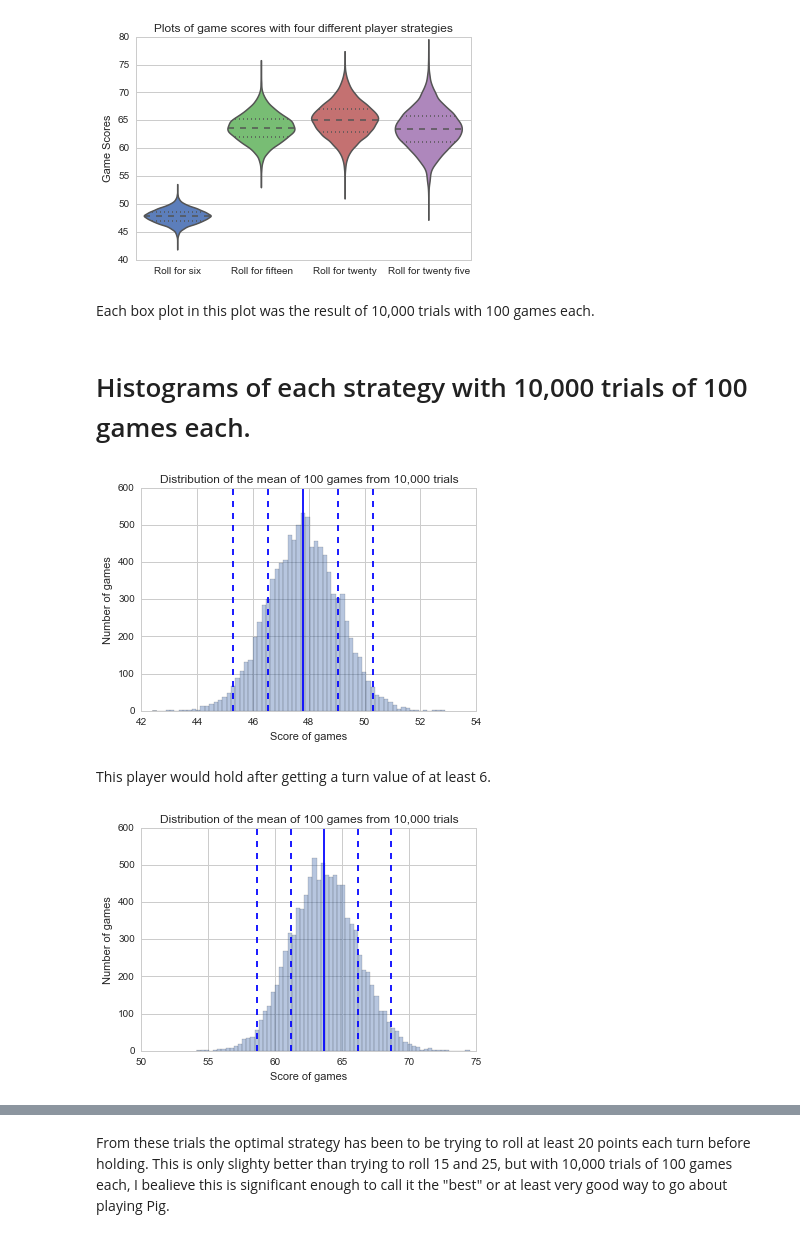
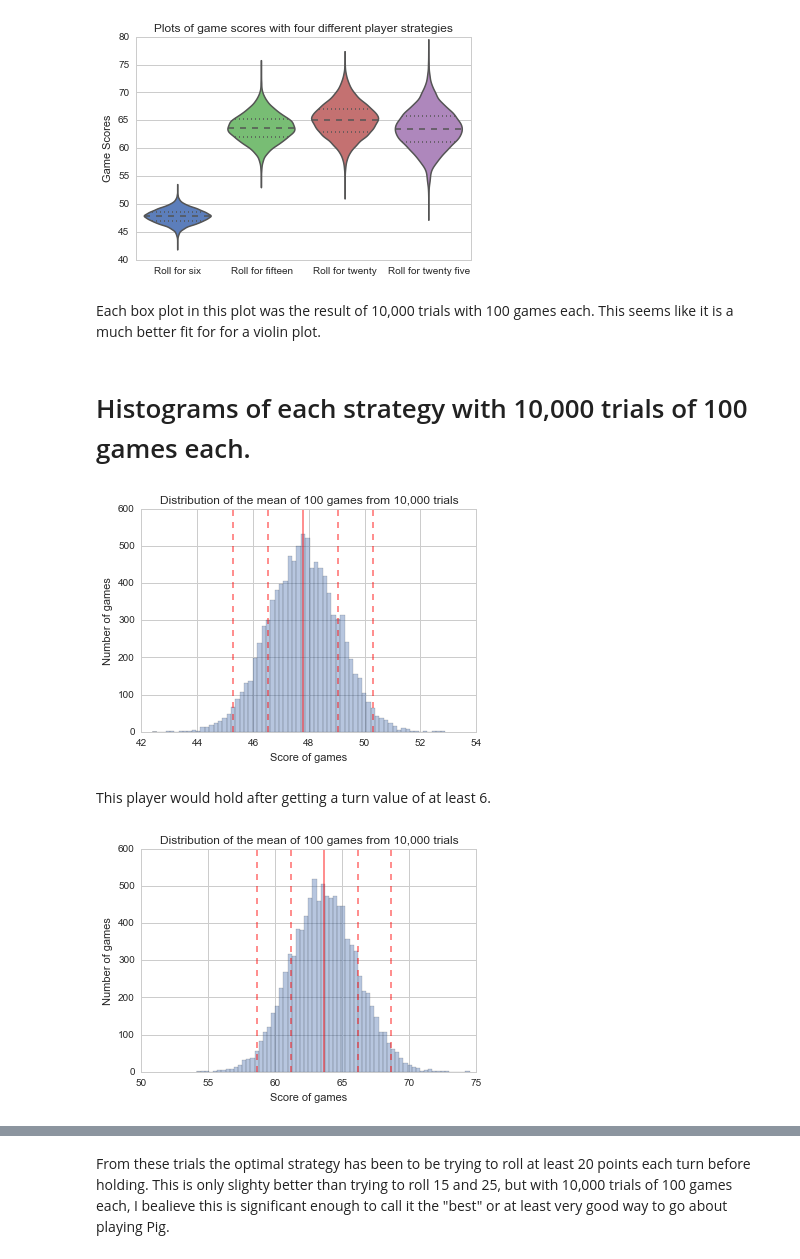
Before and after one commit to Bodandly/some-pig, a Jupyter notebook: Pig-solitaire.ipynb, the cells around one changed output, grey strips where cells are left out. Cells and saved outputs as stored; diff of their text form; code cells hidden in the pictures.

Commit message:
Added a new histogram

```diff
--- a/Pig-solitaire.ipynb
+++ b/Pig-solitaire.ipynb
@@ -306,41 +308,41 @@ plt.show()
 # %% [output]
 [figure]
 # %% [markdown]
-Each box plot in this plot was the result of 10,000 trials with 100 games each.
+Each box plot in this plot was the result of 10,000 trials with 100 games each. This seems like it is a much better fit for for a violin plot.
 # %% [markdown]
 # Histograms of each strategy with 10,000 trials of 100 games each.
 # %%
 six_mean = st.mean(six_value_results_many_trials_list)
 six_stdev = st.pstdev(six_value_results_many_trials_list)
 sns.distplot(six_value_results_many_trials_list, rug=False, kde=False)
-plt.axvline(x=six_mean, color = 'blue')
-plt.axvline(x=six_mean + six_stdev, color = 'blue', linestyle='dashed')
-plt.axvline(x=six_mean + six_stdev * 2, color = 'blue', linestyle='dashed')
-plt.axvline(x=six_mean - six_stdev, color = 'blue', linestyle='dashed')
-plt.axvline(x=six_mean - six_stdev * 2, color = 'blue', linestyle='dashed')
+plt.axvline(x=six_mean, color = 'r', alpha=0.5)
+plt.axvline(x=six_mean + six_stdev, color = 'r', linestyle='dashed', alpha=0.5)
+plt.axvline(x=six_mean + six_stdev * 2, color = 'r', linestyle='dashed', alpha=0.5)
+plt.axvline(x=six_mean - six_stdev, color = 'r', linestyle='dashed', alpha=0.5)
+plt.axvline(x=six_mean - six_stdev * 2, color = 'r', linestyle='dashed', alpha=0.5)
 plt.xlabel("Score of games")
 plt.ylabel("Number of games")
 plt.title("Distribution of the mean of 100 games from 10,000 trials")
 plt.show()
 # %% [output]
-[figure, old version]
+[figure, new version]
 # %% [markdown]
 This player would hold after getting a turn value of at least 6.
 # %%
 fifteen_mean = st.mean(fifteen_value_results_many_trials_list)
 fifteen_stdev = st.pstdev(fifteen_value_results_many_trials_list)
 sns.distplot(fifteen_value_results_many_trials_list, rug=False, kde=False)
-plt.axvline(x=fifteen_mean, color = 'blue')
-plt.axvline(x=fifteen_mean + fifteen_stdev, color = 'blue', linestyle='dashed')
-plt.axvline(x=fifteen_mean + fifteen_stdev * 2, color = 'blue', linestyle='dashed')
-plt.axvline(x=fifteen_mean - fifteen_stdev, color = 'blue', linestyle='dashed')
-plt.axvline(x=fifteen_mean - fifteen_stdev * 2, color = 'blue', linestyle='dashed')
+plt.axvline(x=fifteen_mean, color = 'r', alpha=0.5)
+plt.axvline(x=fifteen_mean + fifteen_stdev, color = 'r', linestyle='dashed', alpha=0.5)
+plt.axvline(x=fifteen_mean + fifteen_stdev * 2, color = 'r', linestyle='dashed', alpha=0.5)
+plt.axvline(x=fifteen_mean - fifteen_stdev, color = 'r', linestyle='dashed', alpha=0.5)
+plt.axvline(x=fifteen_mean - fifteen_stdev * 2, color = 'r', linestyle='dashed', alpha=0.5)
 plt.xlabel("Score of games")
 plt.ylabel("Number of games")
 plt.title("Distribution of the mean of 100 games from 10,000 trials")
 plt.show()
 # %% [output]
-[figure, old version]
+[figure, new version]
 # %%
 twenty_mean = st.mean(twenty_value_results_many_trials_list)
 twenty_stdev = st.pstdev(twenty_value_results_many_trials_list)
```
Also changed, not shown: parts of 7 cells of this notebook.
